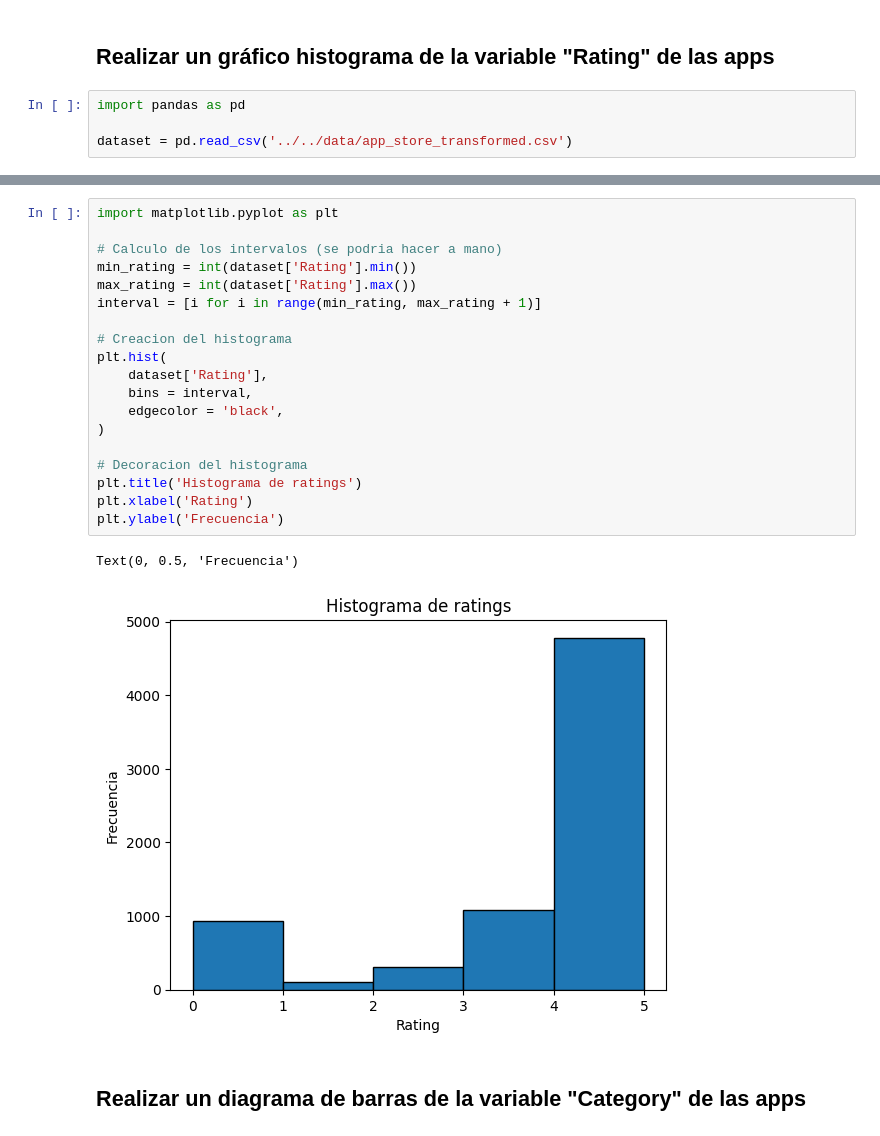
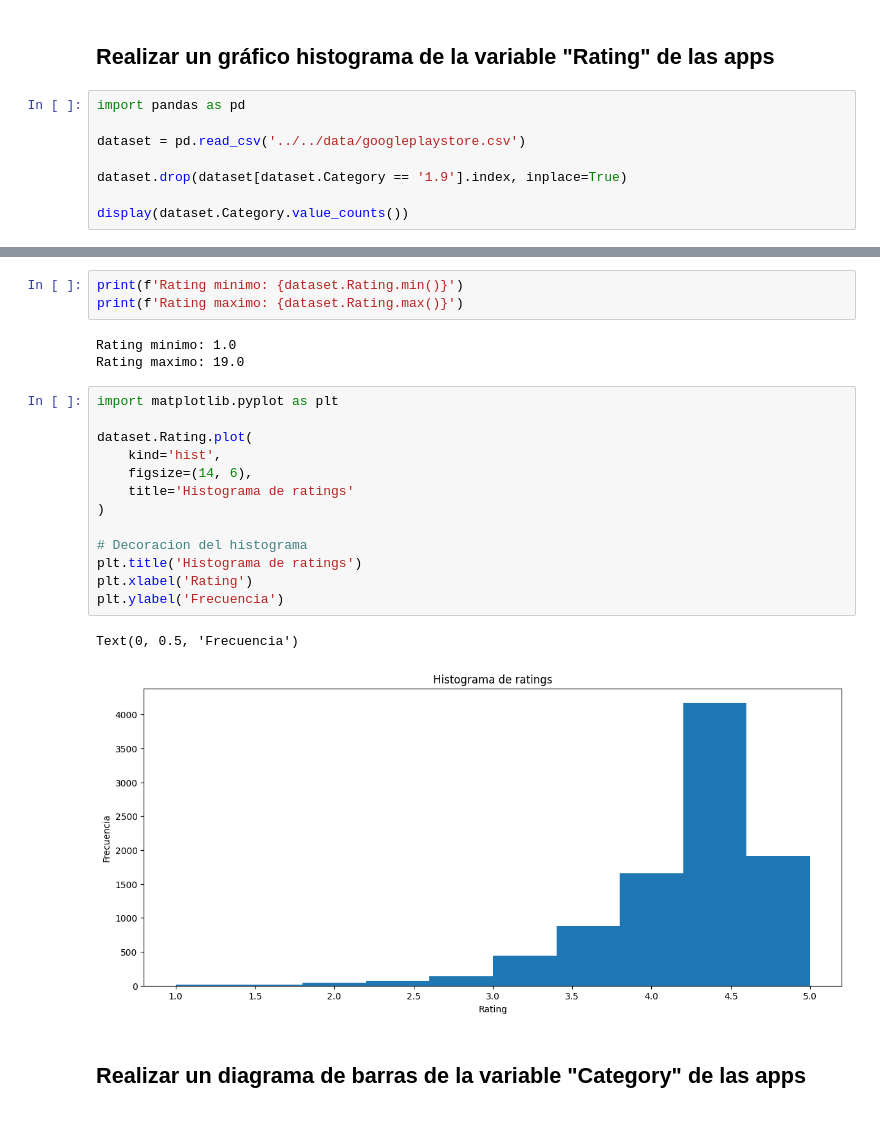
Before and after one commit to alu0101351773/PD_practicas, a Jupyter notebook: src/python/matplotlib_y_plotly.ipynb, the cells around one changed output, grey strips where cells are left out. Drawn from its saved outputs; the diff is of its cells as text.

```diff
--- a/src/python/matplotlib_y_plotly.ipynb
+++ b/src/python/matplotlib_y_plotly.ipynb
@@ -12,4 +12,8 @@ Para el conjunto de datos de apps de Google Play 'googleplaystore.csv':
 # %%
 import pandas as pd
 
-dataset = pd.read_csv('../../data/app_store_transformed.csv')
+dataset = pd.read_csv('../../data/googleplaystore.csv')
+
+dataset.drop(dataset[dataset.Category == '1.9'].index, inplace=True)
+
+display(dataset.Category.value_counts())
@@ -16,25 +38,25 @@ dataset = pd.read_csv('../../data/app_store_transformed.csv')
+# %%
+print(f'Rating minimo: {dataset.Rating.min()}')
+print(f'Rating maximo: {dataset.Rating.max()}')
+# %% [output]
+Rating minimo: 1.0
+Rating maximo: 19.0
 # %%
 import matplotlib.pyplot as plt
 
-# Calculo de los intervalos (se podria hacer a mano)
-min_rating = int(dataset['Rating'].min())
-max_rating = int(dataset['Rating'].max())
-interval = [i for i in range(min_rating, max_rating + 1)]
-
-# Creacion del histograma
-plt.hist(
-    dataset['Rating'],
-    bins = interval,
-    edgecolor = 'black',
+dataset.Rating.plot(
+    kind='hist',
+    figsize=(14, 6),
+    title='Histograma de ratings'
 )
 
 # Decoracion del histograma
 plt.title('Histograma de ratings')
 plt.xlabel('Rating')
 plt.ylabel('Frecuencia')
 # %% [output]
 Text(0, 0.5, 'Frecuencia')
-[figure, old version]
+[figure, new version]
 # %% [markdown]
 ## Realizar un diagrama de barras de la variable "Category" de las apps
 # %%
```
Also changed, not shown: parts of 6 cells of this notebook, 2 other files.
